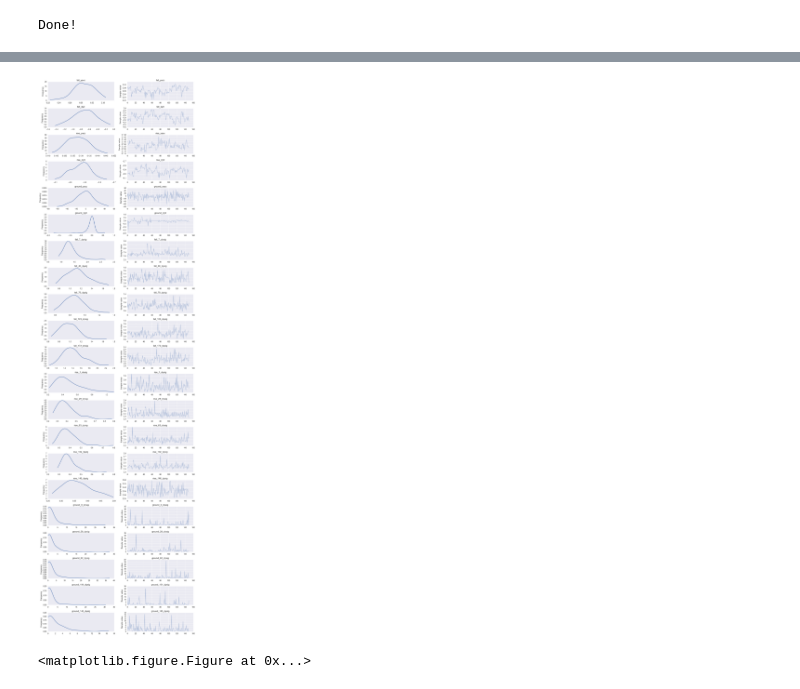
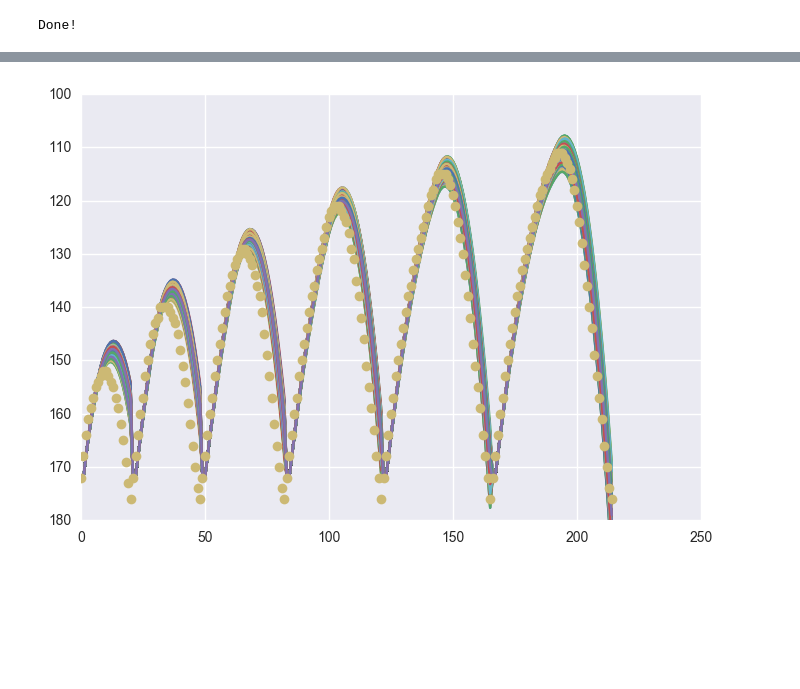
Before and after one commit to JoeOsborn/mechlearn, a Jupyter notebook: mechlearn/jumpfit.ipynb, the cells around one changed output, grey strips where cells are left out. Saved outputs shown, nothing was run; the diff lists cells and outputs as text; code cells hidden in the pictures; blank space fills up the shorter version.

```diff
--- a/mechlearn/jumpfit.ipynb
+++ b/mechlearn/jumpfit.ipynb
@@ -235,5 +198,6 @@ plt.show()
 # %%
 with pm.Model() as model:
+    var_order = ["dx","dy"]
     accs = dict()
     resets = dict()
     resetps = dict()
@@ -255,6 +219,7 @@ with pm.Model() as model:
         # Maybe learn a "Is there a reset?" binary variable and a "Reset constant" real variable, and the velocity is dy0*(1-reset?) + reset? * resetdy + acc * t
 
         for v in ["dx", "dy"]:
+            # TODO: try shape=() on the vars rather than arrays of individual vars?
             accs[m][v] = pm.Normal(m+"_"+v+"_acc", 0, sd=20)
             resetps[m][v] = pm.Beta(m+"_"+v+"_resetp",alpha=1,beta=1)
             resets[m][v] = pm.Bernoulli(m+"_"+v+"_reset",p=resetps[m][v])
@@ -265,10 +230,14 @@ with pm.Model() as model:
             sigs[m][v] = pm.HalfCauchy(m+"_"+v+"_sigma",beta=10,testval=1.)
 
         run_params[m] = []
+        # TODO: try shape=() on the vars rather than arrays of individual vars?
         for (start, prev_vbls, vbls) in modes[m]:
+            #print "Into "+m+" prev "+str(prev_vbls["dy"])
             #Investigate whether I should do something special to handle the quantized values?
             params = dict()
+            # TODO: try shape=() on the vars rather than arrays of individual vars?
             for v in ["dx", "dy"]:
+                # TODO: this could be lifted into a single "prev_vel" variable for all the trials I think, maybe with a different (multinomial?) distribution.
                 prev_vel = pm.Normal(m+"_"+v+"_"+str(start)+"_prev",mu=prev_vbls[v],sd=1., observed=[prev_vbls[v]])
                 continue_term = (1-resets[m][v])*prev_vel
                 reset_term = resets[m][v]*resetvals[m][v]
@@ -309,4 +278,7 @@ Find start
 Set up step method
 Start sampling
 Done!
+# %%
+with model:
+    trace = pm.sample(10000, step, progressbar=True)
 # %%
@@ -332,7 +286,4 @@ rise_dy_reset:
 # %%
 plt.figure(figsize=(6, 6))
-pm.traceplot(trace[500:-1:10])
+pm.traceplot(trace[500:-1:10],varnames=["fall_dy_acc","fall_dy_resetp","fall_dy_resetval","rise_dy_acc","rise_dy_resetp","rise_dy_resetval"])
 plt.tight_layout();
-# %% [output]
-[figure, removed]
-<matplotlib.figure.Figure at 0x...>
@@ -380,2 +290,46 @@ plt.tight_layout();
+# %%
+from jumpfinder import marioModel,DT
+import copy
+
+samples = 400
+m = copy.deepcopy(marioModel)
+
+realYs = []
+for (_moves,stats) in trials:
+    realYs = realYs + stats.y.allVals
+
+sample = 0
+for rand_trace in np.random.randint(1000, len(trace), samples):
+    sample += 1
+    t = trace[rand_trace]
+    m.params["gravity"].update(t["fall_dy_acc"]/(DT*DT),True)
+    m.params["risingGravity"].update(t["rise_dy_acc"]/(DT*DT),True)
+    m.params["minButtonDuration"].update(minHold*DT,True)
+    m.params["maxButtonDuration"].update(maxHold*DT,True)
+    if t["rise_dy_reset"] != 0:
+        m.params["jumpStartSpeed"].update(t["rise_dy_resetval"]/DT,True)
+    else:
+        m.params["jumpStartSpeed"].update(0,True)
+    if t["fall_dy_reset"] != 0:
+        m.params["earlyOutClipVel"].update(t["fall_dy_resetval"]/DT,True)
+    else:
+        m.params["earlyOutClipVel"].update(-1000000.0,True)
+    modelYs = []
+    for (moves,stats) in trials:
+        val = m.makeValuation({("x", 0): stats.x.allVals[0], ("y", 0): stats.y.allVals[0]})
+        modelYs.append(val.variables[("y",0)])
+        for mi,move in enumerate(moves):
+            m.step(val,
+                   DT,
+                   set(["jump"] if move & jumpButton else []),
+                   set([("bottom", "ground")] if abs(val.variables[("y", 0)] - stats.y.allVals[0]) < 0.1 and mi >= 5 else []))
+            modelYs.append(val.variables[("y",0)])
+    plt.plot(modelYs,"x-")
+plt.plot(realYs,"o")
+plt.gca().set_ylim((100,180))
+plt.gca().invert_yaxis()
+plt.show()
+# %% [output]
+[figure, added]
 # %%
 pm.stats.dic(model=model,trace=trace)
```
Also changed, not shown: parts of 10 cells of this notebook, 1 other file.
